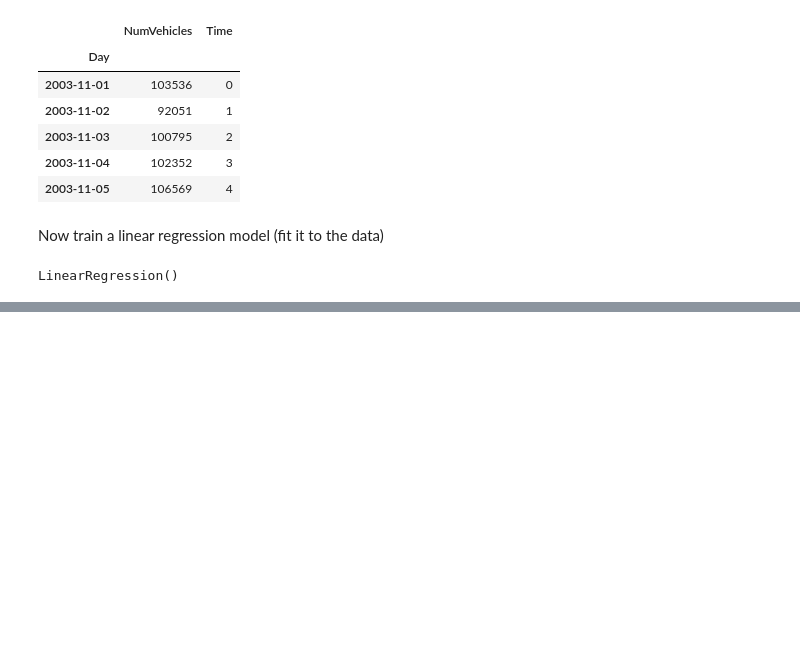
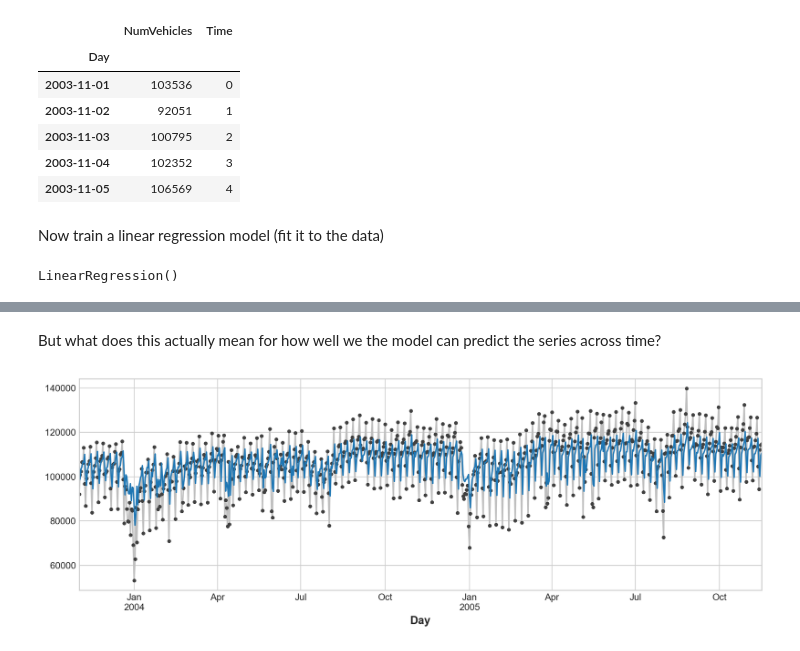
Before and after one commit to mikerly131/store_sales_ml, a Jupyter notebook: time_series_demo_pt1.ipynb, the cells around one changed output, grey strips where cells are left out. Cells and saved outputs as stored; diff of their text form; code cells hidden in the pictures; blank space fills up the shorter version.

```diff
--- a/time_series_demo_pt1.ipynb
+++ b/time_series_demo_pt1.ipynb
@@ -193,0 +241,7 @@ y_pred = pd.Series(model.predict(X), index=X.index)
+# %% [markdown]
+But what does this actually mean for how well we the model can predict the series across time?
+# %%
+ax = Y.plot(**plot_params)
+ax = y_pred.plot()
+# %% [output]
+[figure, added]
```
Also changed, not shown: parts of 8 cells of this notebook.
